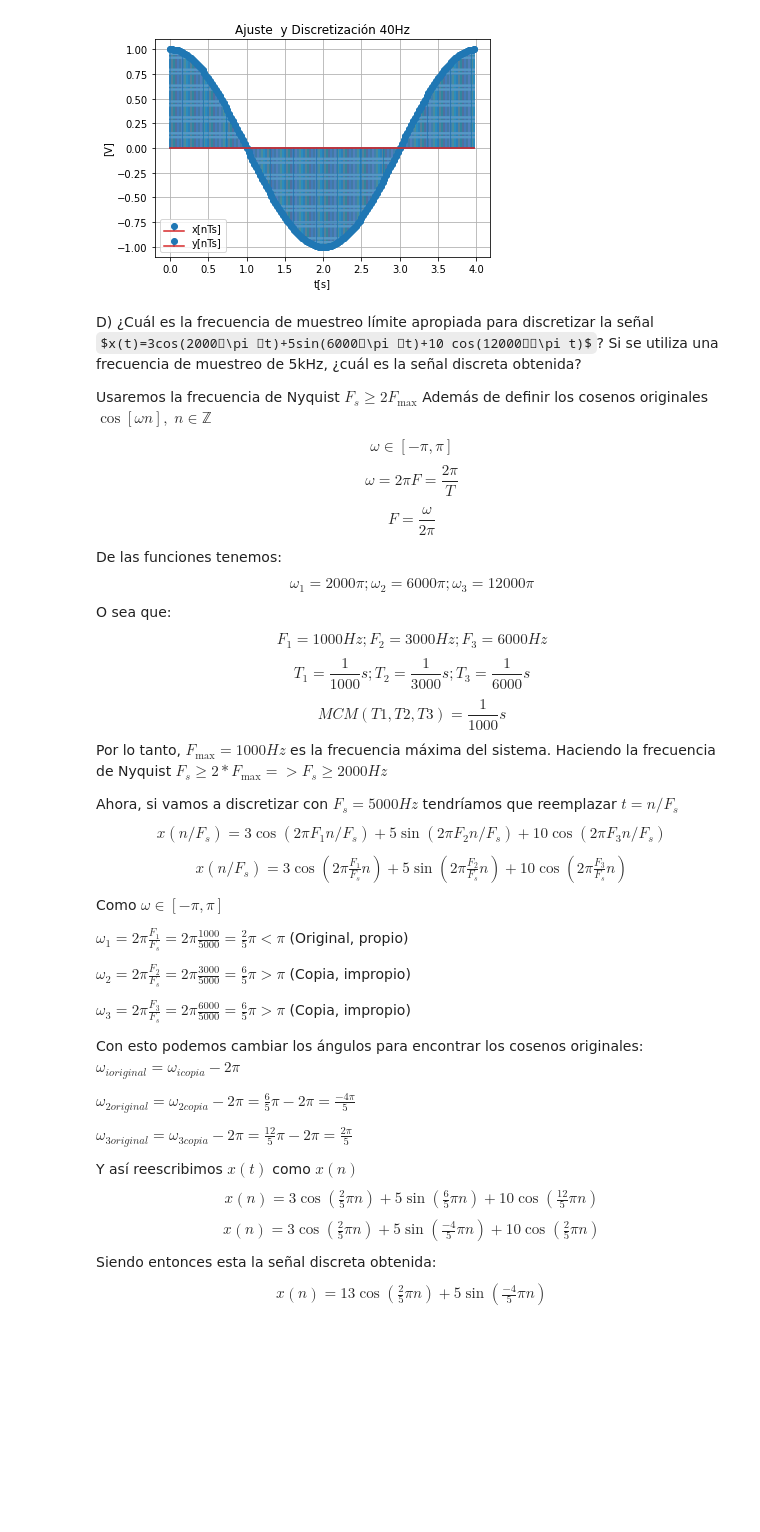
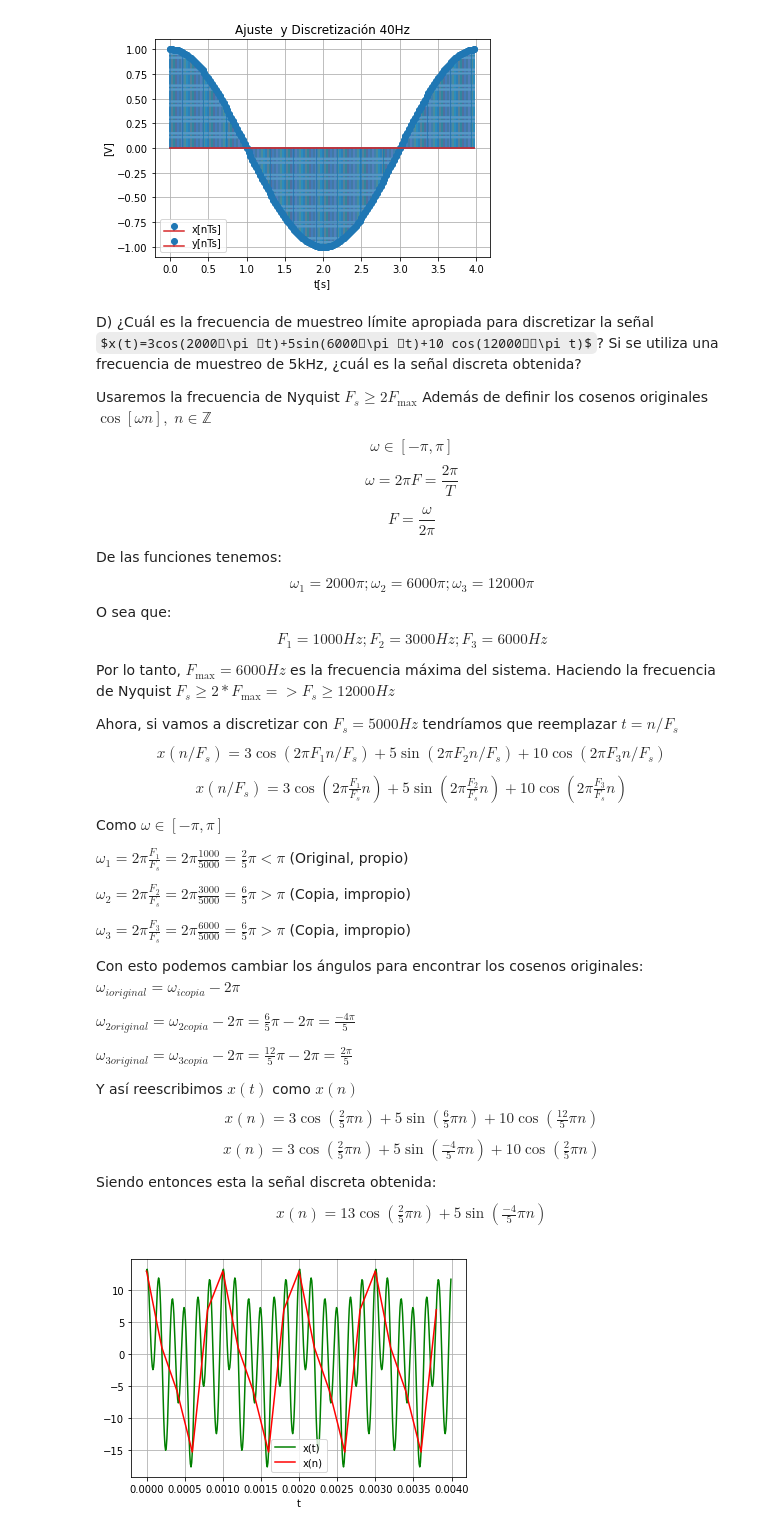
Before and after one commit to sejaramillotr/Taller1, a Jupyter notebook: Taller1.ipynb, the cells around one changed output. Drawn from its saved outputs; the diff is of its cells as text; code cells hidden in the pictures; some formulas as TeX source; blank space fills up the shorter version.

```diff
--- a/Taller1.ipynb
+++ b/Taller1.ipynb
@@ -706,9 +706,8 @@ De las funciones tenemos:
 $$\omega_1=2000\pi ; \omega_2=6000\pi ; \omega_3=12000\pi$$
 O sea que:
 $$F_1=1000Hz ; F_2=3000Hz ; F_3=6000Hz$$
-$$T_1=\frac{1}{1000}s ; T_2=\frac{1}{3000}s ; T_3=\frac{1}{6000}s$$
-$$MCM(T1,T2,T3)=\frac{1}{1000}s$$
-Por lo tanto, $F_{\max}=1000Hz$ es la frecuencia máxima del sistema. Haciendo la frecuencia de Nyquist $F_s\geq2*F_{\max}=>F_s\geq 2000Hz$
+
+Por lo tanto, $F_{\max}=6000Hz$ es la frecuencia máxima del sistema. Haciendo la frecuencia de Nyquist $F_s\geq2*F_{\max}=>F_s\geq 12000Hz$
 
 
 Ahora, si vamos a discretizar con $F_s=5000Hz$ tendríamos que reemplazar $t= n/F_s$
@@ -781 +738,33 @@ plt.show()
+# %%
+#Discretización 4
+import numpy as np
+import matplotlib.pyplot as plt
+
+w1 = 2*np.pi*F1
+w2 = 2*np.pi*F2
+w3 = 2*np.pi*F3
+F1 = 1000
+F2 = 3000
+F3 = 6000
+Fs1 =  20*F3
+Fs2 = 5000
+T1 = 1/F1
+T2 = 1/F2
+T3 = 1/F3
+Ts1 = 1/Fs1
+Ts2 = 1/Fs2
+
+x = np.arange(0,4*T1,Ts1)
+y = np.arange(0,4*T1,Ts2)
+
+xt = 3*np.cos(w1*x) + 5*np.sin(w2*x) + 10*np.cos(w3*x)
+yt = 3*np.cos(w1*y) + 5*np.sin(w2*y) + 10*np.cos(w3*y)
+plt.plot(x,xt, color='g', label="x(t)")
+plt.plot(y,yt, color='r', label="x(n)")
+plt.grid()
+plt.legend()
+plt.xlabel('t')
+plt.show()
+# %% [output]
+[figure, added]
 # %% [markdown]
```
Also changed, not shown: parts of 3 cells of this notebook.
